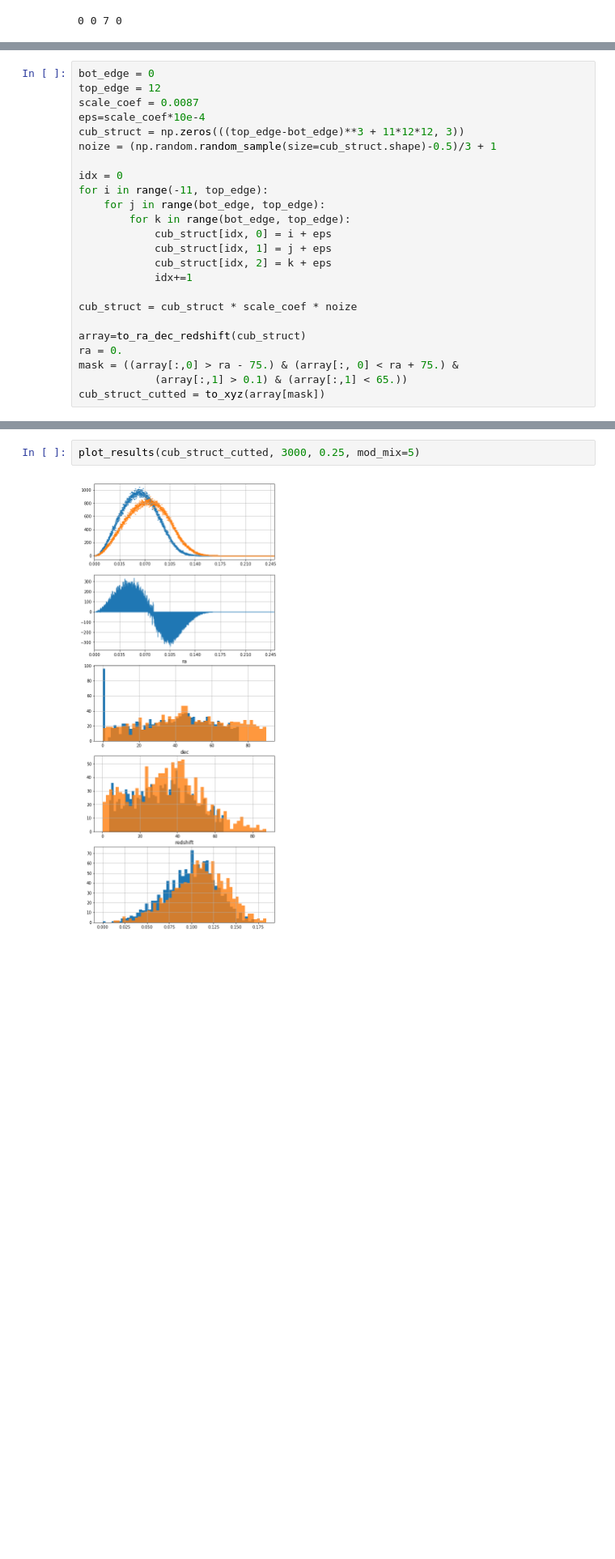
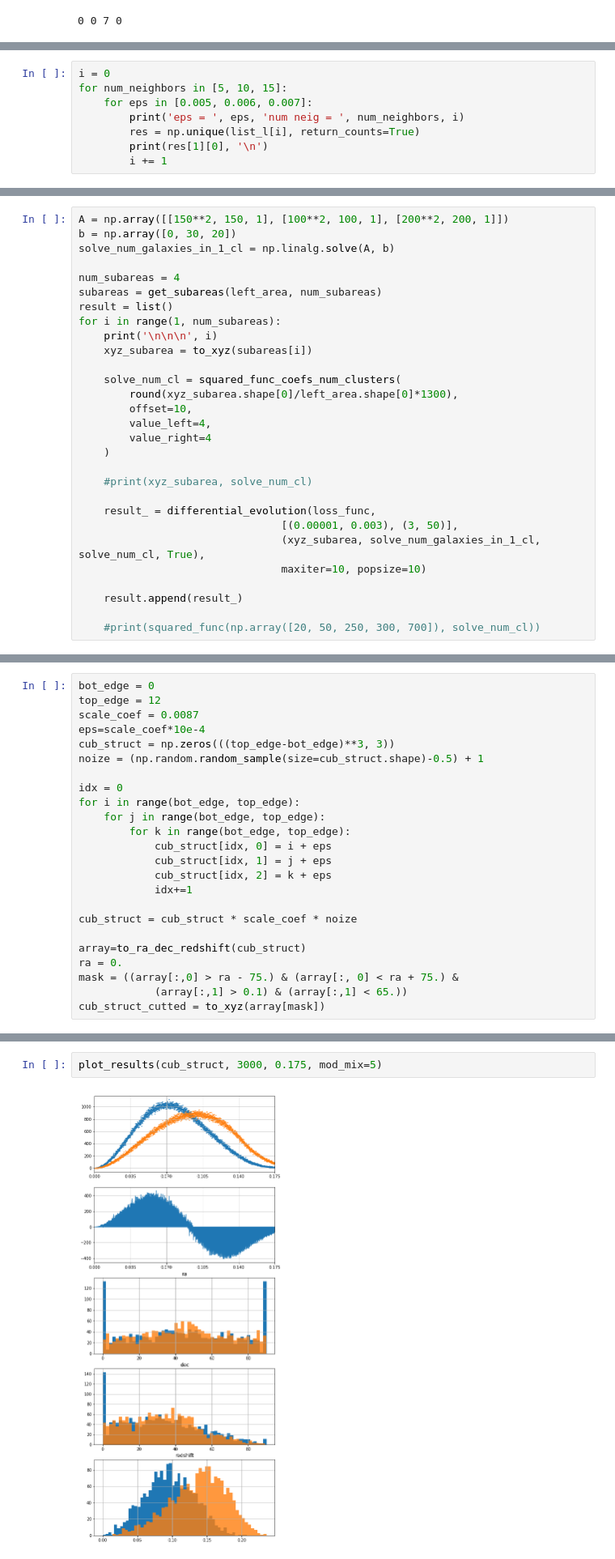
Before and after one commit to goshasty/diary_for_scientific_work, a Jupyter notebook: Analyze Abell.ipynb, the cells around one changed output, grey strips where cells are left out. Shown at 81% size. Drawn from its saved outputs; the diff is of its cells as text; blank space fills up the shorter version.

```diff
--- a/Analyze Abell.ipynb
+++ b/Analyze Abell.ipynb
@@ -450,0 +565,8 @@ tmp1.shape
+# %%
+i = 0
+for num_neighbors in [5, 10, 15]:
+    for eps in [0.005, 0.006, 0.007]:
+        print('eps = ', eps, 'num neig = ', num_neighbors, i)
+        res = np.unique(list_l[i], return_counts=True)
+        print(res[1][0], '\n')
+        i += 1
@@ -450,0 +831,29 @@ tmp1.shape
+# %%
+A = np.array([[150**2, 150, 1], [100**2, 100, 1], [200**2, 200, 1]])
+b = np.array([0, 30, 20])
+solve_num_galaxies_in_1_cl = np.linalg.solve(A, b)
+
+num_subareas = 4
+subareas = get_subareas(left_area, num_subareas)
+result = list()
+for i in range(1, num_subareas):
+    print('\n\n\n', i)
+    xyz_subarea = to_xyz(subareas[i])
+
+    solve_num_cl = squared_func_coefs_num_clusters(
+        round(xyz_subarea.shape[0]/left_area.shape[0]*1300),
+        offset=10,
+        value_left=4,
+        value_right=4
+    )
+
+    #print(xyz_subarea, solve_num_cl)
+
+    result_ = differential_evolution(loss_func,
+                                [(0.00001, 0.003), (3, 50)],
+                                (xyz_subarea, solve_num_galaxies_in_1_cl, solve_num_cl, True),
+                                maxiter=10, popsize=10)
+
+    result.append(result_)
+
+    #print(squared_func(np.array([20, 50, 250, 300, 700]), solve_num_cl))
@@ -466,11 +1112,11 @@ bot_edge = 0
 top_edge = 12
 scale_coef = 0.0087
 eps=scale_coef*10e-4
-cub_struct = np.zeros(((top_edge-bot_edge)**3 + 11*12*12, 3))
-noize = (np.random.random_sample(size=cub_struct.shape)-0.5)/3 + 1
+cub_struct = np.zeros(((top_edge-bot_edge)**3, 3))
+noize = (np.random.random_sample(size=cub_struct.shape)-0.5) + 1
 
 idx = 0
-for i in range(-11, top_edge):
+for i in range(bot_edge, top_edge):
     for j in range(bot_edge, top_edge):
         for k in range(bot_edge, top_edge):
             cub_struct[idx, 0] = i + eps
@@ -493,9 +1139,9 @@ mask = ((array[:,0] > ra - 75.) & (array[:, 0] < ra + 75.) &
             (array[:,1] > 0.) & (array[:,1] < 65.))
 unif_cutted = to_xyz(array[mask])
 # %%
-plot_results(cub_struct_cutted, 3000, 0.25, mod_mix=5)
+plot_results(cub_struct, 3000, 0.175, mod_mix=5)
 # %% [output]
-[figure, old version]
+[figure, new version]
 # %%
 min(cub_struct[:, 2]) / 0.035
 # %% [output]
```
Also changed, not shown: parts of 65 cells of this notebook, 13 other files.
